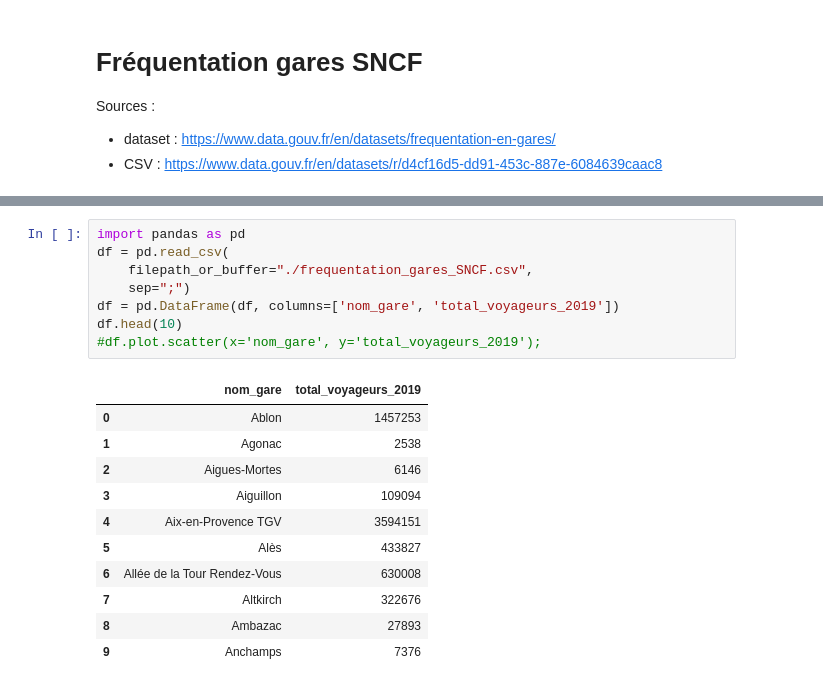
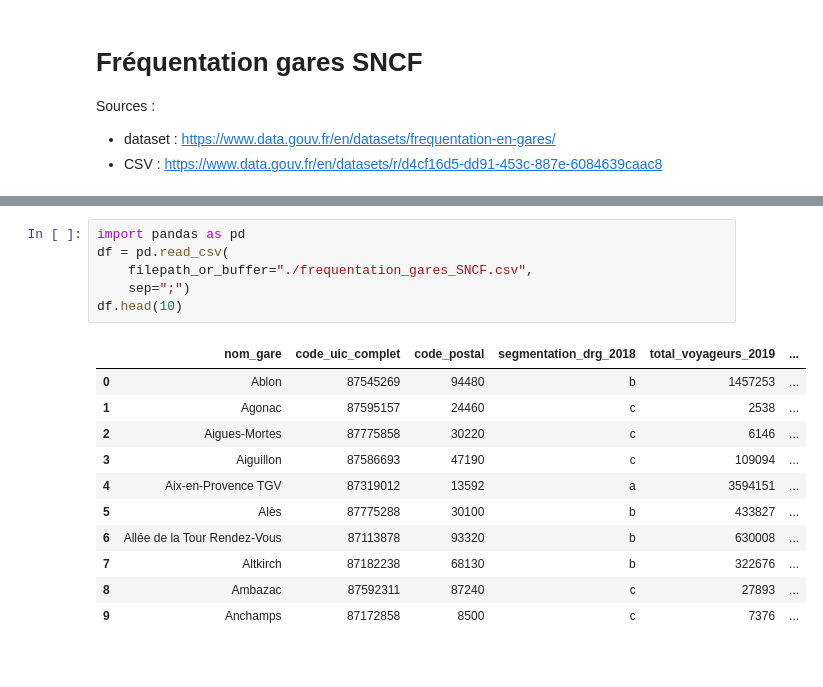
Before and after one commit to nicokosi/experimental-notebook, a Jupyter notebook: Fréquentation gares SNCF.ipynb, the cells around one changed output, grey strips where cells are left out. Drawn from its saved outputs; the diff is of its cells as text.

```diff
--- a/Fréquentation gares SNCF.ipynb
+++ b/Fréquentation gares SNCF.ipynb
@@ -26,20 +31,18 @@ frequentation_gares     [    <=>             ] 273.69K   291KB/s    in 0.9s
 # %%
 import pandas as pd
 df = pd.read_csv(
     filepath_or_buffer="./frequentation_gares_SNCF.csv",
     sep=";")
-df = pd.DataFrame(df, columns=['nom_gare', 'total_voyageurs_2019'])
 df.head(10)
-#df.plot.scatter(x='nom_gare', y='total_voyageurs_2019');
 # %% [output]
-|  | nom_gare | total_voyageurs_2019 |
-| 0 | Ablon | 1457253 |
-| 1 | Agonac | 2538 |
-| 2 | Aigues-Mortes | 6146 |
-| 3 | Aiguillon | 109094 |
-| 4 | Aix-en-Provence TGV | 3594151 |
-| 5 | Alès | 433827 |
-| 6 | Allée de la Tour Rendez-Vous | 630008 |
-| 7 | Altkirch | 322676 |
-| 8 | Ambazac | 27893 |
-| 9 | Anchamps | 7376 |
+|  | nom_gare | code_uic_complet | code_postal | segmentation_drg_2018 | total_voyageurs_2019 | ... |
+| 0 | Ablon | 87545269 | 94480 | b | 1457253 | ... |
+| 1 | Agonac | 87595157 | 24460 | c | 2538 | ... |
+| 2 | Aigues-Mortes | 87775858 | 30220 | c | 6146 | ... |
+| 3 | Aiguillon | 87586693 | 47190 | c | 109094 | ... |
+| 4 | Aix-en-Provence TGV | 87319012 | 13592 | a | 3594151 | ... |
+| 5 | Alès | 87775288 | 30100 | b | 433827 | ... |
+| 6 | Allée de la Tour Rendez-Vous | 87113878 | 93320 | b | 630008 | ... |
+| 7 | Altkirch | 87182238 | 68130 | b | 322676 | ... |
+| 8 | Ambazac | 87592311 | 87240 | c | 27893 | ... |
+| 9 | Anchamps | 87172858 | 8500 | c | 7376 | ... |
```
Also changed, not shown: parts of 2 cells of this notebook.
